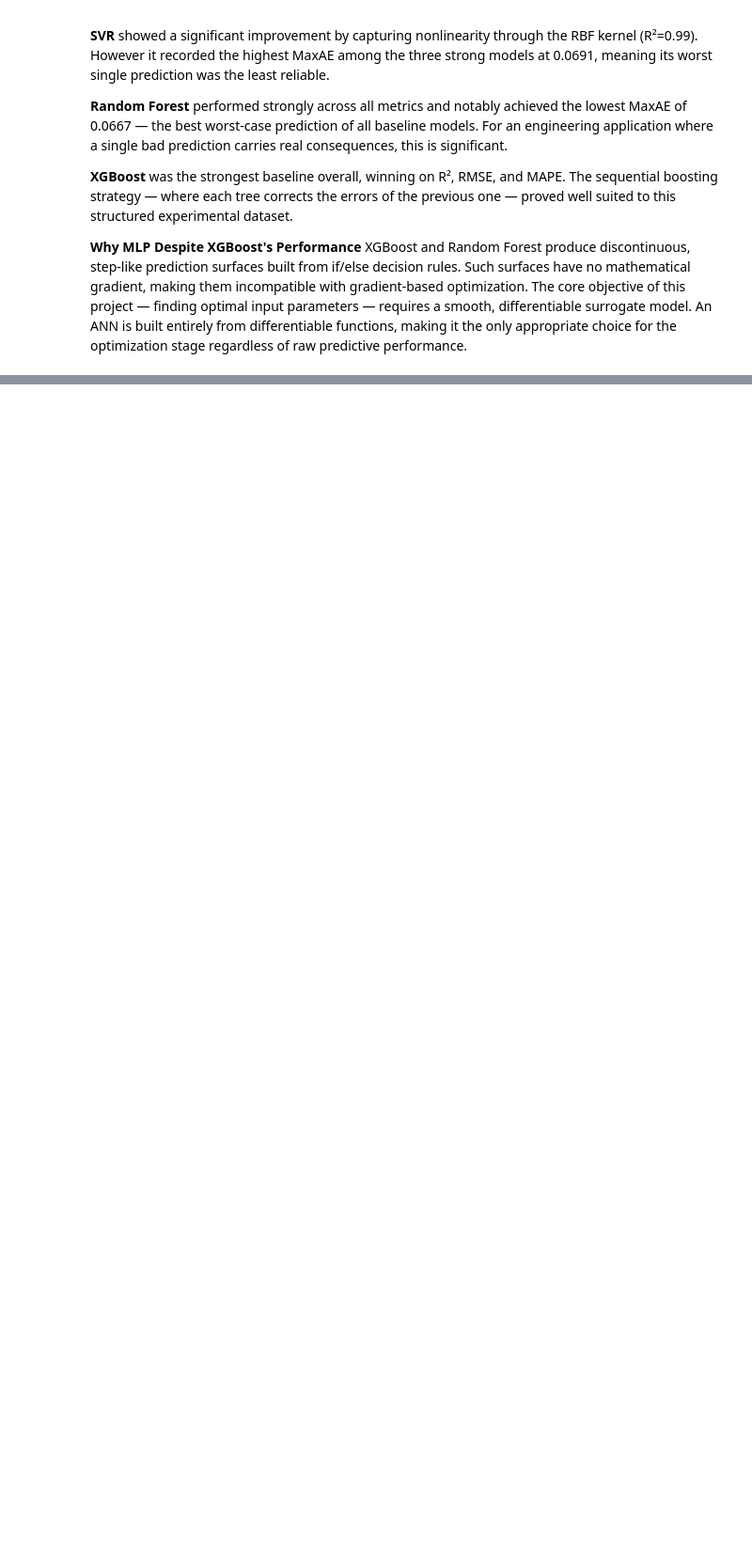
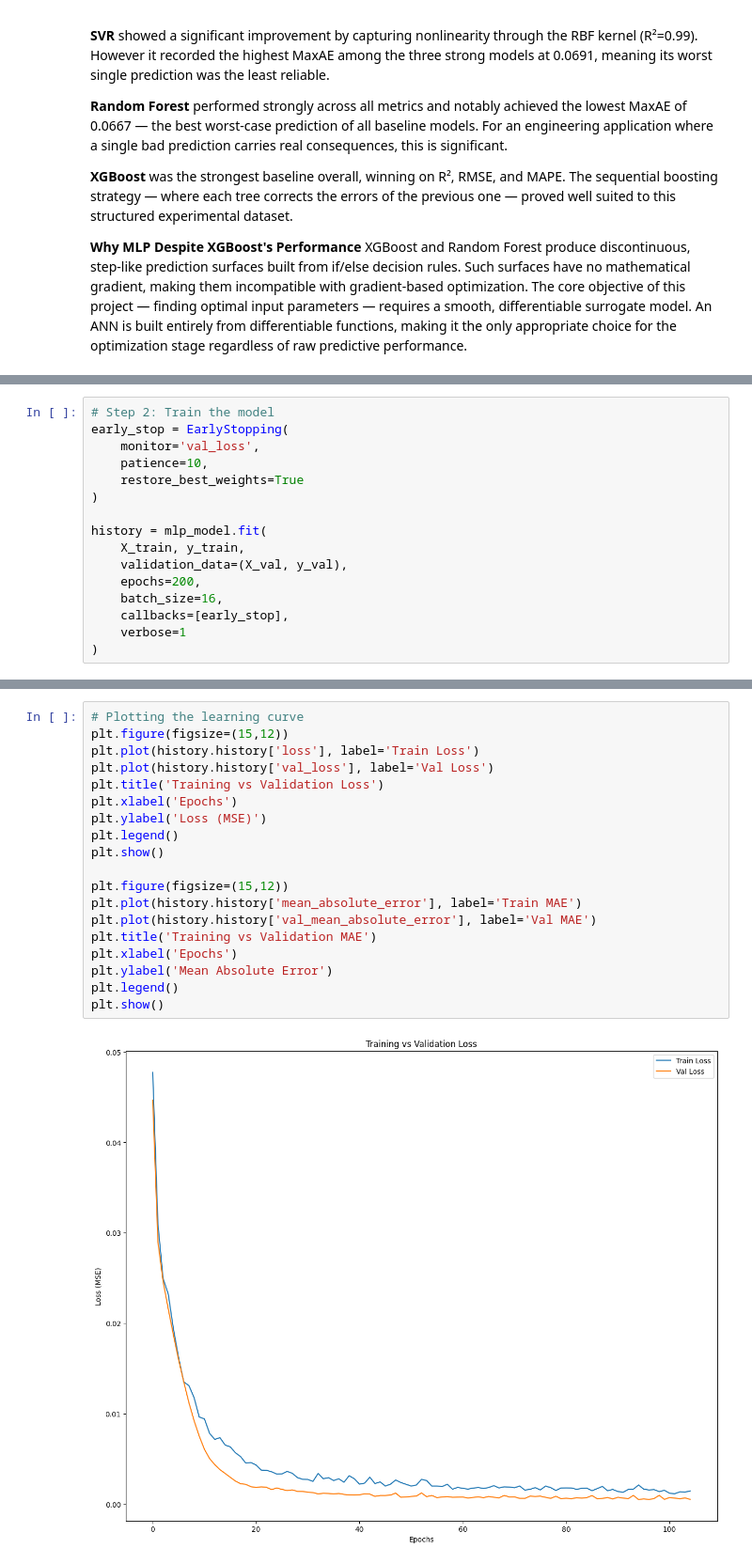
Before and after one commit to Darlene-13/aisi304-flow-stress-optimizer, a Jupyter notebook: notebooks/04_model_training.ipynb, the cells around one changed output, grey strips where cells are left out. Shown at 94% size. Drawn from its saved outputs; the diff is of its cells as text; blank space fills up the shorter version.

```diff
--- a/notebooks/04_model_training.ipynb
+++ b/notebooks/04_model_training.ipynb
@@ -213,0 +263,16 @@ RMSprop      → good for noisy data
+# %%
+# Step 2: Train the model
+early_stop = EarlyStopping(
+    monitor='val_loss',
+    patience=10,
+    restore_best_weights=True
+)
+
+history = mlp_model.fit(
+    X_train, y_train,
+    validation_data=(X_val, y_val),
+    epochs=200,
+    batch_size=16,
+    callbacks=[early_stop],
+    verbose=1
+)
@@ -213,0 +297,21 @@ RMSprop      → good for noisy data
+# %%
+# Plotting the learning curve
+plt.figure(figsize=(15,12))
+plt.plot(history.history['loss'], label='Train Loss')
+plt.plot(history.history['val_loss'], label='Val Loss')
+plt.title('Training vs Validation Loss')
+plt.xlabel('Epochs')
+plt.ylabel('Loss (MSE)')
+plt.legend()
+plt.show()
+
+plt.figure(figsize=(15,12))
+plt.plot(history.history['mean_absolute_error'], label='Train MAE')
+plt.plot(history.history['val_mean_absolute_error'], label='Val MAE')
+plt.title('Training vs Validation MAE')
+plt.xlabel('Epochs')
+plt.ylabel('Mean Absolute Error')
+plt.legend()
+plt.show()
+# %% [output]
+[figure, added]
```
Also changed, not shown: parts of 14 cells of this notebook.
